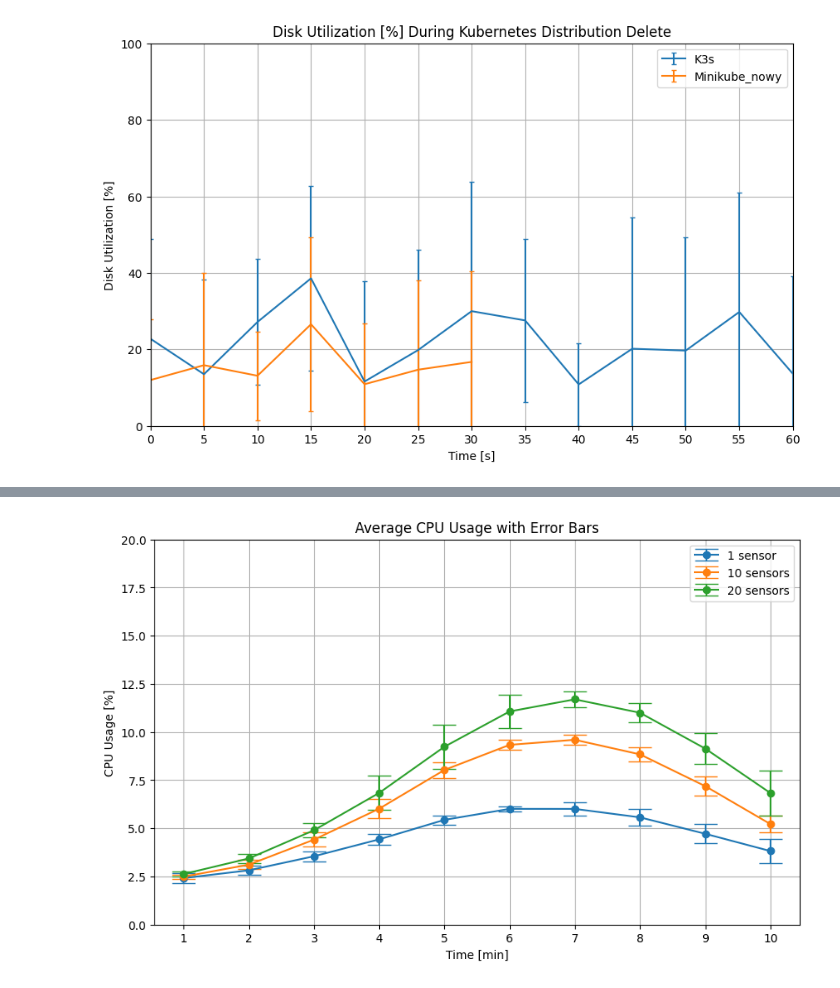
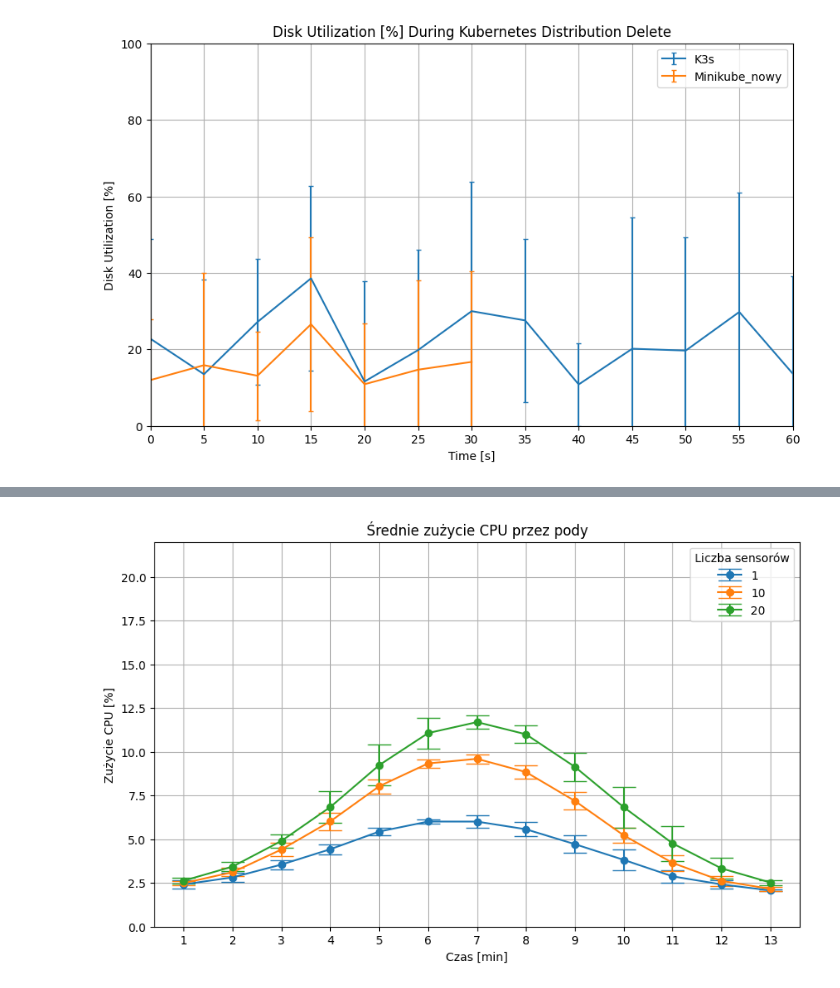
Before and after one commit to luszczewskakasia/IoT-database-webapp, a Jupyter notebook: display_metrics.ipynb, the cells around one changed output, grey strips where cells are left out. Drawn from its saved outputs; the diff is of its cells as text; code cells hidden in the pictures.

```diff
--- a/display_metrics.ipynb
+++ b/display_metrics.ipynb
@@ -296,29 +358,31 @@ for metric, title in columns.items():
 # %%
+#minikube
+
 import pandas as pd
 import numpy as np
 import matplotlib.pyplot as plt
 
 cpu_1 = [2.6, 3.17, 4.58, 5.93, 8, 9.11, 9.22, 8.6, 7.01, 4.97, 3.66, 2.8, 2.43]
-cpu_2 = [2.62, 3.50, 4.69, 6.61, 8.49, 9.64, 9.74, 8.42, 6.88, 4.79, 2,64, 2,69]
+cpu_2 = [2.62, 3.50, 4.69, 6.61, 8.49, 9.64, 9.74, 8.42, 6.88, 4.79, 2.64, 2.69, 2.15]
 cpu_3 = [2.52, 3.01, 4.3, 5.6, 7.8, 9.1, 9.71, 9.06, 7.45, 5.04, 3.8, 2.8, 2.2]
-cpu_4 = [2.38, 3.01, 4.31, 6.08, 8.06, 9.48, 9.86, 9.12, 7.38, 5.65, 3.75, 2.69]
-cpu_5 = [2.48, 3.51, 4.42, 6.16, 8.15, 9.53, 9.79, 9.17, 7.47, 5.47, 3.9, 2.37]
-cpu_6 = [2.47, 3.12, 4.36, 6.10, 8.08, 9.48, 9.65, 8.69, 7.24, 5.21, 3.76, 2.87]
-cpu_7 = [2.62, 3.11, 5.17, 6.98, 8.64, 9.50, 9.13, 8.10, 5.90, 4.41, 3.01, 2.37]
-cpu_8 = [2.42, 3, 4.15, 5.80, 7.72, 9.12, 9.65, 8.95, 7.38, 5.45, 4.04, 2.03]
-cpu_9 = [2.48, 2.98, 4.41, 5.68, 8.18, 9.47, 9.86, 9.26, 7.57, 5.49, 3.84, 2.66]
-cpu_10 = [2.32, 2.73, 3.74, 5.28, 7.19, 8.92, 9.37, 9.04, 7.64, 5.74, 4.06, 2.91]
+cpu_4 = [2.38, 3.01, 4.31, 6.08, 8.06, 9.48, 9.86, 9.12, 7.38, 5.65, 3.75, 2.69, 2.11]
+cpu_5 = [2.48, 3.51, 4.42, 6.16, 8.15, 9.53, 9.79, 9.17, 7.47, 5.47, 3.9, 2.37, 2.09]
+cpu_6 = [2.47, 3.12, 4.36, 6.10, 8.08, 9.48, 9.65, 8.69, 7.24, 5.21, 3.76, 2.87, 2.24]
+cpu_7 = [2.62, 3.11, 5.17, 6.98, 8.64, 9.50, 9.13, 8.10, 5.90, 4.41, 3.01, 2.37, 2.01]
+cpu_8 = [2.42, 3, 4.15, 5.80, 7.72, 9.12, 9.65, 8.95, 7.38, 5.45, 4.04, 2.03, 2.01]
+cpu_9 = [2.48, 2.98, 4.41, 5.68, 8.18, 9.47, 9.86, 9.26, 7.57, 5.49, 3.84, 2.66, 2.12]
+cpu_10 = [2.32, 2.73, 3.74, 5.28, 7.19, 8.92, 9.37, 9.04, 7.64, 5.74, 4.06, 2.91, 2.22]
 
-cpu_1_1 = [2.47, 2.84, 3.58, 4.58, 5.56, 6.12, 6.15, 5.58, 4.63, 3.55, 2.9, 2.53]
-cpu_2_1 = [2.58, 2.86, 3.51, 4.14, 5.09, 5.73, 6.14, 5.89, 5.17, 4.15, 2.6, 2.3]
-cpu_3_1 = [2.18, 2.5, 3.13, 4.23, 5.27, 5.88, 5.17, 5.86, 5.05, 5.03, 3.18, 2.52]
-cpu_4_1 = [2.17, 2.56, 3.31, 4.05, 5.28, 5.92, 6.19, 5.73, 4.86, 3.86, 3.07, 2.57]
-cpu_5_1 = [2.52, 2.81, 3.51, 4.19, 5.21, 6.06, 6.47, 6.26, 5.5, 4.43, 3.47, 2.5]
-cpu_6_1 = [1.94, 2.49, 3.34, 4.26, 5.40, 5.97, 5.96, 5.24, 4.44, 3.54, 2.8, 2.49]
-cpu_7_1 = [2.54, 3.07, 3.81, 4.63, 5.65, 6.02, 5.85, 5.15, 4.09, 3.14, 2.45, 2.06]
-cpu_8_1 = [2.52, 2.86, 3.5, 4.58, 5.41, 6.10, 6.29, 5.79, 5.08, 4.08, 3.21, 2.86]
-cpu_9_1 = [2.76, 3.26, 4.01, 4.8, 5.80, 6.21, 6.10, 5.30, 4.46, 3.32, 2.65, 2.15]
-cpu_10_1 = [2.47, 2.95, 3.80, 4.83, 5.72, 6.10, 5.77, 4.9, 3.9, 3.1, 2.44, 2.19]
+cpu_1_1 = [2.47, 2.84, 3.58, 4.58, 5.56, 6.12, 6.15, 5.58, 4.63, 3.55, 2.9, 2.53, 2.16]
+cpu_2_1 = [2.58, 2.86, 3.51, 4.14, 5.09, 5.73, 6.14, 5.89, 5.17, 4.15, 2.6, 2.3, 2.08]
+cpu_3_1 = [2.18, 2.5, 3.13, 4.23, 5.27, 5.88, 5.17, 5.86, 5.05, 5.03, 3.18, 2.52, 2.03]
+cpu_4_1 = [2.17, 2.56, 3.31, 4.05, 5.28, 5.92, 6.19, 5.73, 4.86, 3.86, 3.07, 2.57, 2.04]
+cpu_5_1 = [2.52, 2.81, 3.51, 4.19, 5.21, 6.06, 6.47, 6.26, 5.5, 4.43, 3.47, 2.5, 2.15]
+cpu_6_1 = [1.94, 2.49, 3.34, 4.26, 5.40, 5.97, 5.96, 5.24, 4.44, 3.54, 2.8, 2.49, 2.07]
+cpu_7_1 = [2.54, 3.07, 3.81, 4.63, 5.65, 6.02, 5.85, 5.15, 4.09, 3.14, 2.45, 2.06, 2.01]
+cpu_8_1 = [2.52, 2.86, 3.5, 4.58, 5.41, 6.10, 6.29, 5.79, 5.08, 4.08, 3.21, 2.86, 2.12]
+cpu_9_1 = [2.76, 3.26, 4.01, 4.8, 5.80, 6.21, 6.10, 5.30, 4.46, 3.32, 2.65, 2.15, 2.04]
+cpu_10_1 = [2.47, 2.95, 3.80, 4.83, 5.72, 6.10, 5.77, 4.9, 3.9, 3.1, 2.44, 2.19, 2.01]
 
 cpu_1_20 = [2.64, 3.54, 5.13, 7.33, 9.78, 11.44, 11.68, 10.82, 8.69, 6.22, 4.02, 2.96, 2.33]
 cpu_2_20 = [2.45, 3.5, 4.51, 7.15, 9.93, 11.33, 11.71, 10.38, 8.56, 5.74, 4.13, 2.81, 2.41]
@@ -329,7 +393,7 @@ cpu_6_20 = [2.47, 3.13, 4.71, 6.35, 8.77, 11.11, 11.93, 11.56, 9.51, 7.5, 5, 3.4
 cpu_7_20 = [2.52, 3.09, 4.33, 4.64, 6.23, 8.63, 10.62, 11.69, 11.09, 9.74, 7.37, 4.93, 2.81]
 cpu_8_20 = [2.69, 3.42, 4.79, 6.81, 9.23, 11.22, 11.9, 11.33, 9.44, 6.97, 4.97, 3.32, 2.49]
 cpu_9_20 = [2.49, 3.25, 4.66, 6.72, 9.21, 11.18, 11.9, 11.36, 9.54, 7.09, 4.9, 3.48, 2.69]
-cpu_10_20 = [2.89, 3.94, 5.65, 8.03, 10.43, 11.87, 11.94, 10.35, 8.37, 5.94, 3.89, 2.93]
+cpu_10_20 = [2.89, 3.94, 5.65, 8.03, 10.43, 11.87, 11.94, 10.35, 8.37, 5.94, 3.89, 2.93, 2.39]
 
 
 df1 = pd.DataFrame({
@@ -342,7 +406,10 @@ df1 = pd.DataFrame({
     '7': [cpu_1[6], cpu_2[6], cpu_3[6], cpu_4[6], cpu_5[6], cpu_6[6], cpu_7[6], cpu_8[6], cpu_9[6], cpu_10[6]],
     '8': [cpu_1[7], cpu_2[7], cpu_3[7], cpu_4[7], cpu_5[7], cpu_6[7], cpu_7[7], cpu_8[7], cpu_9[7], cpu_10[7]],
     '9': [cpu_1[8], cpu_2[8], cpu_3[8], cpu_4[8], cpu_5[8], cpu_6[8], cpu_7[8], cpu_8[8], cpu_9[8], cpu_10[8]],
-    '10': [cpu_1[9], cpu_2[9], cpu_3[9], cpu_4[9], cpu_5[9], cpu_6[9], cpu_7[9], cpu_8[9], cpu_9[9], cpu_10[9]]})
+    '10': [cpu_1[9], cpu_2[9], cpu_3[9], cpu_4[9], cpu_5[9], cpu_6[9], cpu_7[9], cpu_8[9], cpu_9[9], cpu_10[9]],
+    '11': [cpu_1[10], cpu_2[10], cpu_3[10], cpu_4[10], cpu_5[10], cpu_6[10], cpu_7[10], cpu_8[10], cpu_9[10], cpu_10[10]],
+    '12': [cpu_1[11], cpu_2[11], cpu_3[11], cpu_4[11], cpu_5[11], cpu_6[11], cpu_7[11], cpu_8[11], cpu_9[11], cpu_10[11]],
+    '13': [cpu_1[12], cpu_2[12], cpu_3[12], cpu_4[12], cpu_5[12], cpu_6[12], cpu_7[12], cpu_8[12], cpu_9[12], cpu_10[12]]})
 
 df2 = pd.DataFrame({
     '1' : [cpu_1_1[0], cpu_2_1[0], cpu_3_1[0], cpu_4_1[0], cpu_5_1[0], cpu_6_1[0], cpu_7_1[0], cpu_8_1[0], cpu_9_1[0], cpu_10_1[0]],
@@ -354,7 +421,10 @@ df2 = pd.DataFrame({
     '7' : [cpu_1_1[6], cpu_2_1[6], cpu_3_1[6], cpu_4_1[6], cpu_5_1[6], cpu_6_1[6], cpu_7_1[6], cpu_8_1[6], cpu_9_1[6], cpu_10_1[6]],
     '8' : [cpu_1_1[7], cpu_2_1[7], cpu_3_1[7], cpu_4_1[7], cpu_5_1[7], cpu_6_1[7], cpu_7_1[7], cpu_8_1[7], cpu_9_1[7], cpu_10_1[7]],
     '9' : [cpu_1_1[8], cpu_2_1[8], cpu_3_1[8], cpu_4_1[8], cpu_5_1[8], cpu_6_1[8], cpu_7_1[8], cpu_8_1[8], cpu_9_1[8], cpu_10_1[8]],
-    '10': [cpu_1_1[9], cpu_2_1[9], cpu_3_1[9], cpu_4_1[9], cpu_5_1[9], cpu_6_1[9], cpu_7_1[9], cpu_8_1[9], cpu_9_1[9], cpu_10_1[9]]})
+    '10': [cpu_1_1[9], cpu_2_1[9], cpu_3_1[9], cpu_4_1[9], cpu_5_1[9], cpu_6_1[9], cpu_7_1[9], cpu_8_1[9], cpu_9_1[9], cpu_10_1[9]],
+    '11': [cpu_1_1[10], cpu_2_1[10], cpu_3_1[10], cpu_4_1[10], cpu_5_1[10], cpu_6_1[10], cpu_7_1[10], cpu_8_1[10], cpu_9_1[10], cpu_10_1[10]],
+    '12': [cpu_1_1[11], cpu_2_1[11], cpu_3_1[11], cpu_4_1[11], cpu_5_1[11], cpu_6_1[11], cpu_7_1[11], cpu_8_1[11], cpu_9_1[11], cpu_10_1[11]],
+    '13': [cpu_1_1[12], cpu_2_1[12], cpu_3_1[12], cpu_4_1[12], cpu_5_1[12], cpu_6_1[12], cpu_7_1[12], cpu_8_1[12], cpu_9_1[12], cpu_10_1[12]]})
 
 df3 = pd.DataFrame({
     '1' : [cpu_1_20[0], cpu_2_20[0], cpu_3_20[0], cpu_4_20[0], cpu_5_20[0], cpu_6_20[0], cpu_7_20[0], cpu_8_20[0], cpu_9_20[0], cpu_10_20[0]],
@@ -365,40 +435,43 @@ df3 = pd.DataFrame({
     '6' : [cpu_1_20[5], cpu_2_20[5], cpu_3_20[5], cpu_4_20[5], cpu_5_20[5], cpu_6_20[5], cpu_7_20[5], cpu_8_20[5], cpu_9_20[5], cpu_10_20[5]],
     '7' : [cpu_1_20[6], cpu_2_20[6], cpu_3_20[6], cpu_4_20[6], cpu_5_20[6], cpu_6_20[6], cpu_7_20[6], cpu_8_20[6], cpu_9_20[6], cpu_10_20[6]],
     '8' : [cpu_1_20[7], cpu_2_20[7], cpu_3_20[7], cpu_4_20[7], cpu_5_20[7], cpu_6_20[7], cpu_7_20[7], cpu_8_20[7], cpu_9_20[7], cpu_10_20[7]],
     '9' : [cpu_1_20[8], cpu_2_20[8], cpu_3_20[8], cpu_4_20[8], cpu_5_20[8], cpu_6_20[8], cpu_7_20[8], cpu_8_20[8], cpu_9_20[8], cpu_10_20[8]],
-    '10': [cpu_1_20[9], cpu_2_20[9], cpu_3_20[9], cpu_4_20[9], cpu_5_20[9], cpu_6_20[9], cpu_7_20[9], cpu_8_20[9], cpu_9_20[9], cpu_10_20[9]]})
+    '10': [cpu_1_20[9], cpu_2_20[9], cpu_3_20[9], cpu_4_20[9], cpu_5_20[9], cpu_6_20[9], cpu_7_20[9], cpu_8_20[9], cpu_9_20[9], cpu_10_20[9]],
+    '11': [cpu_1_20[10], cpu_2_20[10], cpu_3_20[10], cpu_4_20[10], cpu_5_20[10], cpu_6_20[10], cpu_7_20[10], cpu_8_20[10], cpu_9_20[10], cpu_10_20[10]],
+    '12': [cpu_1_20[11], cpu_2_20[11], cpu_3_20[11], cpu_4_20[11], cpu_5_20[11], cpu_6_20[11], cpu_7_20[11], cpu_8_20[11], cpu_9_20[11], cpu_10_20[11]],
+    '13': [cpu_1_20[12], cpu_2_20[12], cpu_3_20[12], cpu_4_20[12], cpu_5_20[12], cpu_6_20[12], cpu_7_20[12], cpu_8_20[12], cpu_9_20[12], cpu_10_20[12]]})
 
-cols = ['1', '2', '3', '4', '5', '6', '7', '8', '9', '10']
+cols = ['1', '2', '3', '4', '5', '6', '7', '8', '9', '10', '11', '12', '13']
 means1 = []
 std1 = []
 
 means2 = []
 std2 = []
 
 means3 = []
 std3 = []
 for col in cols:
     means2.append(df2[col].mean())
     std2.append(df2[col].std())
 
 for col in cols:
     means3.append(df3[col].mean())
     std3.append(df3[col].std())
 for col in cols:
     means1.append(df1[col].mean())
     std1.append(df1[col].std())
 plt.figure(figsize=(10, 6))
 plt.errorbar(cols, means2, yerr=std2, fmt='o-', capsize=10)
 plt.errorbar(cols, means1, yerr=std1, fmt='o-', capsize=10)
 plt.errorbar(cols, means3, yerr=std3, fmt='o-', capsize=10)
-plt.legend(['1 sensor', '10 sensors', '20 sensors'])
-plt.title("Average CPU Usage with Error Bars")
-plt.ylim(0, 20)
-plt.xlabel("Time [min]")
-plt.ylabel("CPU Usage [%]")
+plt.legend(['1', '10', '20'], title="Liczba sensorów")
+plt.title("Średnie zużycie CPU przez pody")
+plt.ylim(0, 22)
+plt.xlabel("Czas [min]")
+plt.ylabel("Zużycie CPU [%]")
 plt.grid()
 plt.show()
 # %% [output]
-[figure, old version]
+[figure, new version]
 # %%
 
```
Also changed, not shown: parts of 8 cells of this notebook, 7 other files.
